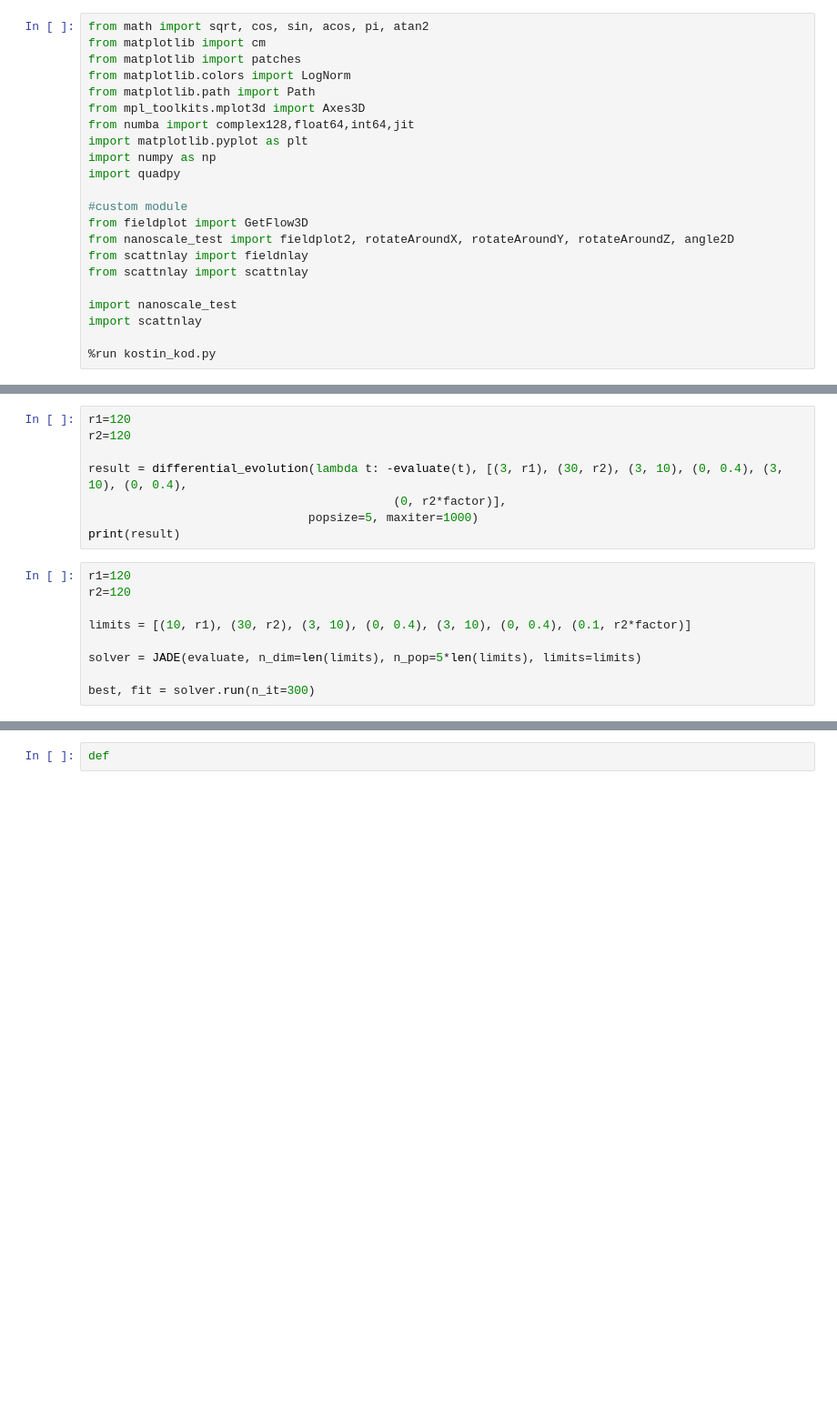
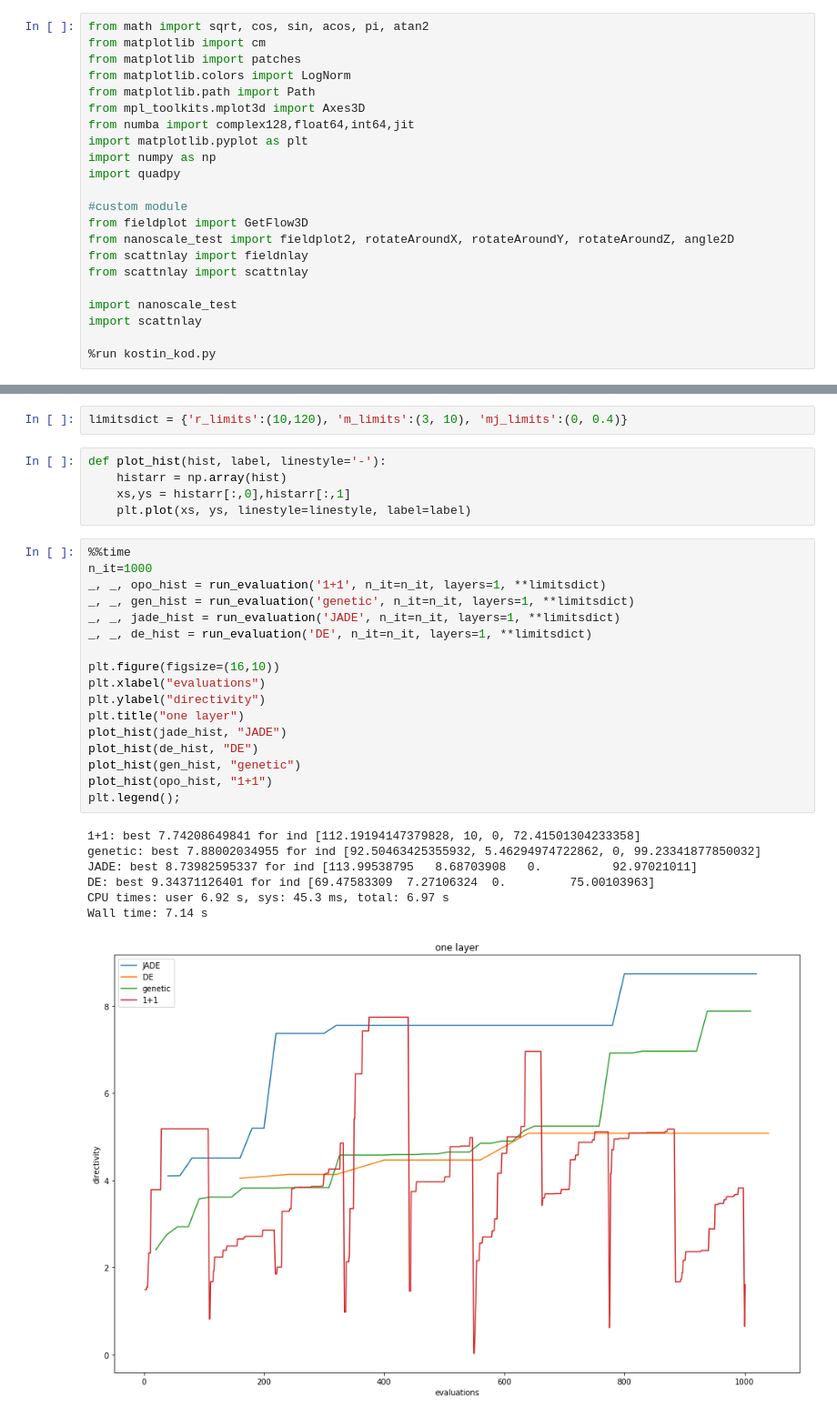
Before and after one commit to BioRyajenka/scattnlay, a Jupyter notebook: examples/Untitled3.ipynb, the cells around one changed output, grey strips where cells are left out. Shown at 91% size. Cells and saved outputs as stored; diff of their text form; blank space fills up the shorter version.

```diff
--- a/examples/Untitled3.ipynb
+++ b/examples/Untitled3.ipynb
@@ -30,17 +32,0 @@ from pyfde import JADE
-# %%
-r1=120
-r2=120
-
-result = differential_evolution(lambda t: -evaluate(t), [(3, r1), (30, r2), (3, 10), (0, 0.4), (3, 10), (0, 0.4),
-                                           (0, r2*factor)],
-                               popsize=5, maxiter=1000)
-print(result)
-# %%
-r1=120
-r2=120
-
-limits = [(10, r1), (30, r2), (3, 10), (0, 0.4), (3, 10), (0, 0.4), (0.1, r2*factor)]
-
-solver = JADE(evaluate, n_dim=len(limits), n_pop=5*len(limits), limits=limits)
-
-best, fit = solver.run(n_it=300)
@@ -101,2 +140,32 @@ def get_mutate_func(all_mut_pb):
-# %%
-def
+# %%
+limitsdict = {'r_limits':(10,120), 'm_limits':(3, 10), 'mj_limits':(0, 0.4)}
+# %%
+def plot_hist(hist, label, linestyle='-'):
+    histarr = np.array(hist)
+    xs,ys = histarr[:,0],histarr[:,1]
+    plt.plot(xs, ys, linestyle=linestyle, label=label)
+# %%
+%%time
+n_it=1000
+_, _, opo_hist = run_evaluation('1+1', n_it=n_it, layers=1, **limitsdict)
+_, _, gen_hist = run_evaluation('genetic', n_it=n_it, layers=1, **limitsdict)
+_, _, jade_hist = run_evaluation('JADE', n_it=n_it, layers=1, **limitsdict)
+_, _, de_hist = run_evaluation('DE', n_it=n_it, layers=1, **limitsdict)
+
+plt.figure(figsize=(16,10))
+plt.xlabel("evaluations")
+plt.ylabel("directivity")
+plt.title("one layer")
+plot_hist(jade_hist, "JADE")
+plot_hist(de_hist, "DE")
+plot_hist(gen_hist, "genetic")
+plot_hist(opo_hist, "1+1")
+plt.legend();
+# %% [output]
+1+1: best 7.74208649841 for ind [112.19194147379828, 10, 0, 72.41501304233358]
+genetic: best 7.88002034955 for ind [92.50463425355932, 5.46294974722862, 0, 99.23341877850032]
+JADE: best 8.73982595337 for ind [113.99538795   8.68703908   0.          92.97021011]
+DE: best 9.34371126401 for ind [69.47583309  7.27106324  0.         75.00103963]
+CPU times: user 6.92 s, sys: 45.3 ms, total: 6.97 s
+Wall time: 7.14 s
+[figure, added]
```
Also changed, not shown: parts of 15 cells of this notebook.
